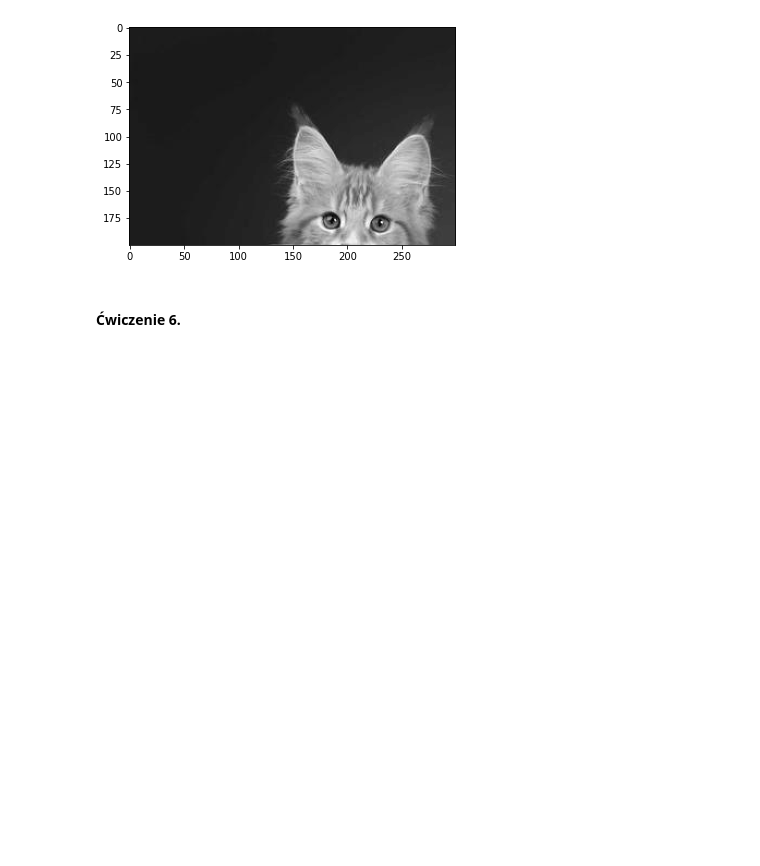
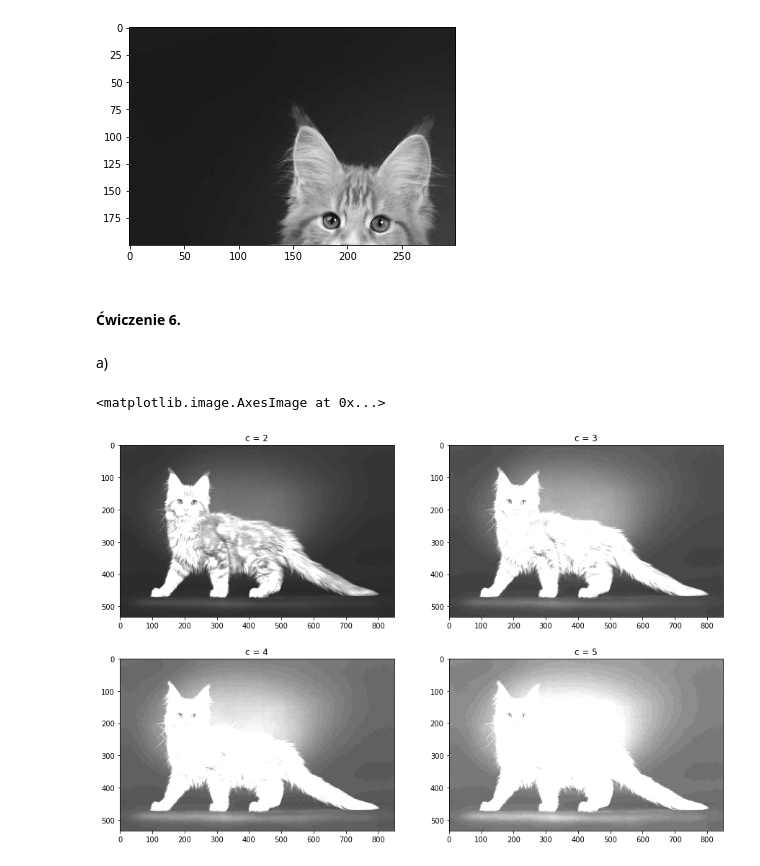
Before and after one commit to magdalena09/CPSiO-lab, a Jupyter notebook: lab2.ipynb, the cells around one changed output. Drawn from its saved outputs; the diff is of its cells as text; code cells hidden in the pictures; blank space fills up the shorter version.

```diff
--- a/lab2.ipynb
+++ b/lab2.ipynb
@@ -53,3 +53,30 @@ plt.savefig('cropped_image.jpg')
 [figure]
 # %% [markdown]
 #### Ćwiczenie 6.
+# %% [markdown]
+a)
+# %%
+name = 'cat.jpg'
+grayscale = Image.open(name).convert("L")
+gray = np.asarray(grayscale)
+
+plt.figure(figsize=(15,10))
+
+plt.subplot(2,2,1)
+plt.title('c = 2')
+plt.imshow(cv.multiply(gray,2), cmap='gray', vmin=0, vmax=255)
+
+plt.subplot(2,2,2)
+plt.title('c = 3')
+plt.imshow(cv.multiply(gray,3), cmap='gray', vmin=0, vmax=255)
+
+plt.subplot(2,2,3)
+plt.title('c = 4')
+plt.imshow(cv.multiply(gray,4), cmap='gray', vmin=0, vmax=255)
+
+plt.subplot(2,2,4)
+plt.title('c = 5')
+plt.imshow(cv.multiply(gray,5), cmap='gray', vmin=0, vmax=255)
+# %% [output]
+<matplotlib.image.AxesImage at 0x...>
+[figure, added]
```
Also changed, not shown: parts of 11 cells of this notebook, 2 other files.
